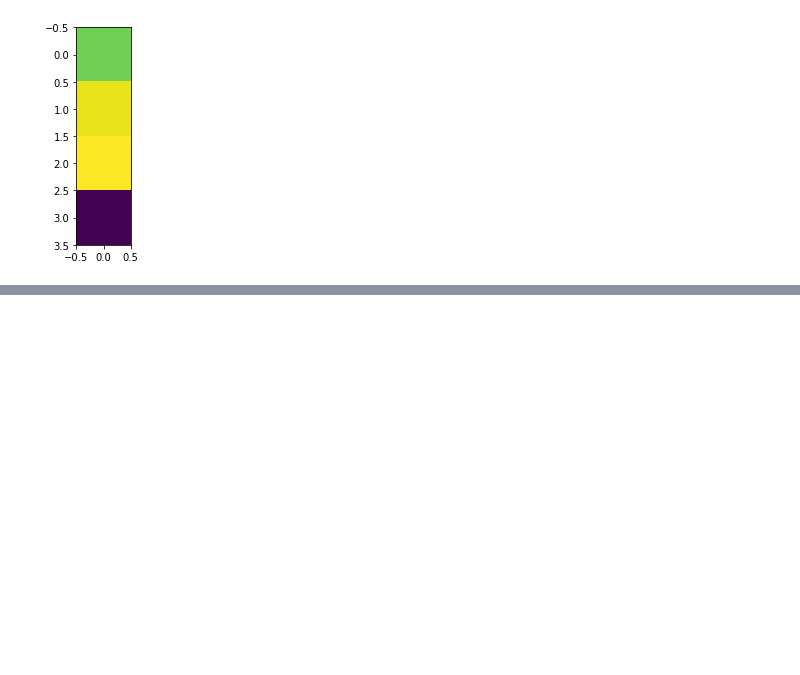
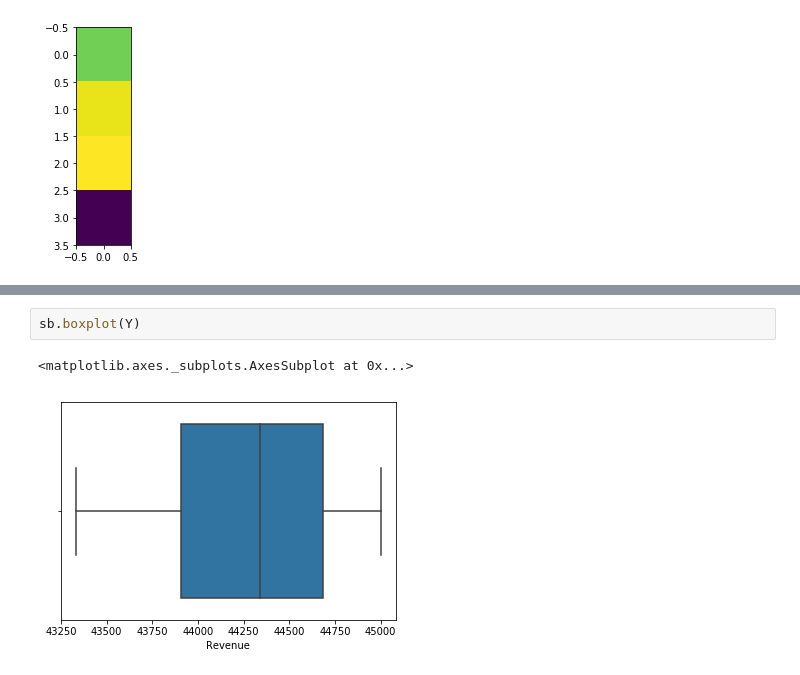
Before and after one commit to Ghoniem-Ghoniem/DataAnalysis, a Jupyter notebook: 04-Budget Data Visualization.ipynb, the cells around one changed output, grey strips where cells are left out. Drawn from its saved outputs; the diff is of its cells as text; blank space fills up the shorter version.

```diff
--- a/04-Budget Data Visualization.ipynb
+++ b/04-Budget Data Visualization.ipynb
@@ -85,0 +100,5 @@ plt.show()
+# %%
+sb.boxplot(Y)
+# %% [output]
+<matplotlib.axes._subplots.AxesSubplot at 0x...>
+[figure, added]
```
Also changed, not shown: parts of 9 cells of this notebook.
